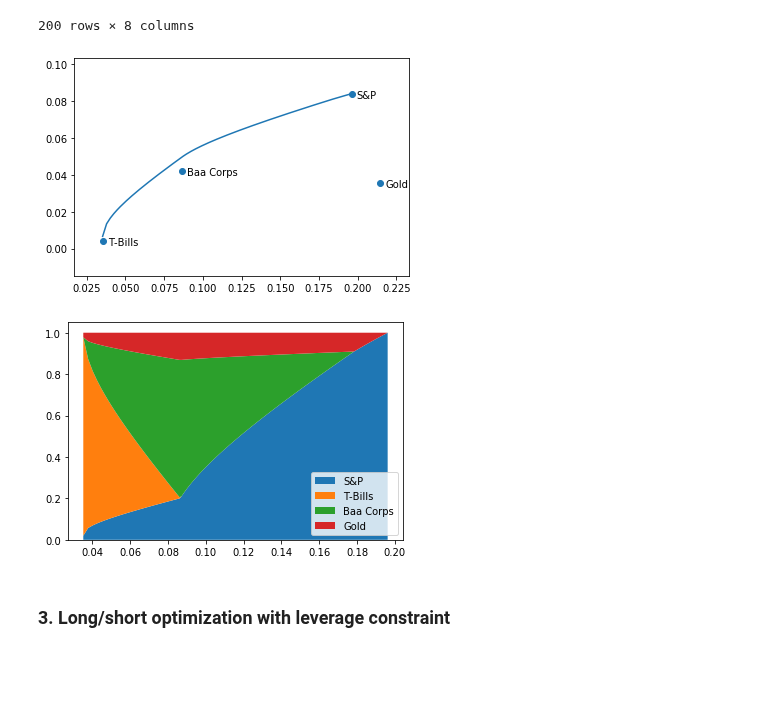
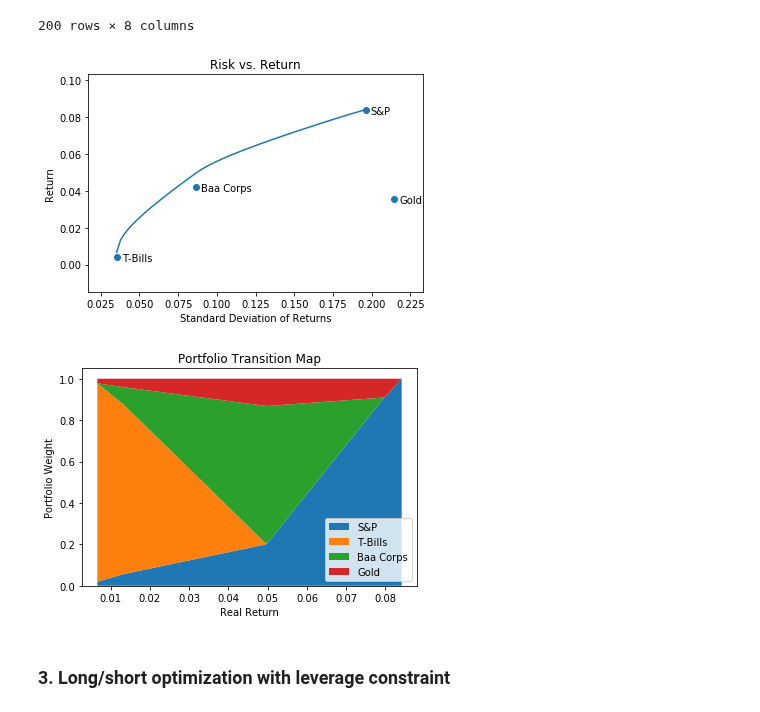
Before and after one commit to druce/portfolio_optimization, a Jupyter notebook: Portfolio optimization.ipynb, the cells around one changed output. Saved outputs shown, nothing was run; the diff lists cells and outputs as text; code cells hidden in the pictures; blank space fills up the shorter version.

Commit message:
chart labels

```diff
--- a/Portfolio optimization.ipynb
+++ b/Portfolio optimization.ipynb
@@ -280,40 +276,38 @@ ret_df
 # %%
 # plot frontier
 fig,ax = plt.subplots(1)
 ax.scatter(asset_vols, mu)
 
 x = ret_df['std']
 y = ret_df['return']
+plt.xlabel("Standard Deviation of Returns")
+plt.ylabel("Return")
+plt.title("Risk vs. Return")
 # plot the data
 ax.plot(x,y);
 
 xoffset = 0.0033
 yoffset = 0.002
 for i, label in enumerate(labels):
     ax.annotate(label, xy=(asset_vols[i]+xoffset, mu[i]+yoffset),  xycoords='data',
-#                xytext=(0.01, 0.0),
                 horizontalalignment='left', verticalalignment='top',
                )
-
-# tell matplotlib which yticks to plot
-#ax.set_yticks([0,1,2,3])
-
-# labelling the yticks according to your list
-#ax.set_yticklabels(['A','B','C','D'])
 # %% [output]
-[figure, old version]
+[figure, new version]
 # %%
 # stacked area chart of weights vs. std
 # for given vol constraint, shows portfolio weights
 
-x = ret_df['std']
-y_list = []
-for l in labels:
-    y_list.append(ret_df[l])
-plt.stackplot(x,y_list, labels=labels)
-plt.legend(loc='lower right');
+x = ret_df['return']
+y_list = [ret_df[l] for l in labels]
+
+plt.stackplot(x, y_list, labels=labels)
+plt.legend(loc='lower right')
+plt.xlabel("Real Return")
+plt.ylabel("Portfolio Weight")
+plt.title("Portfolio Transition Map");
 # %% [output]
-[figure, old version]
+[figure, new version]
 # %% [markdown]
 ### 3. Long/short optimization with leverage constraint
 # %% [markdown]
```
Also changed, not shown: parts of 3 cells of this notebook.
